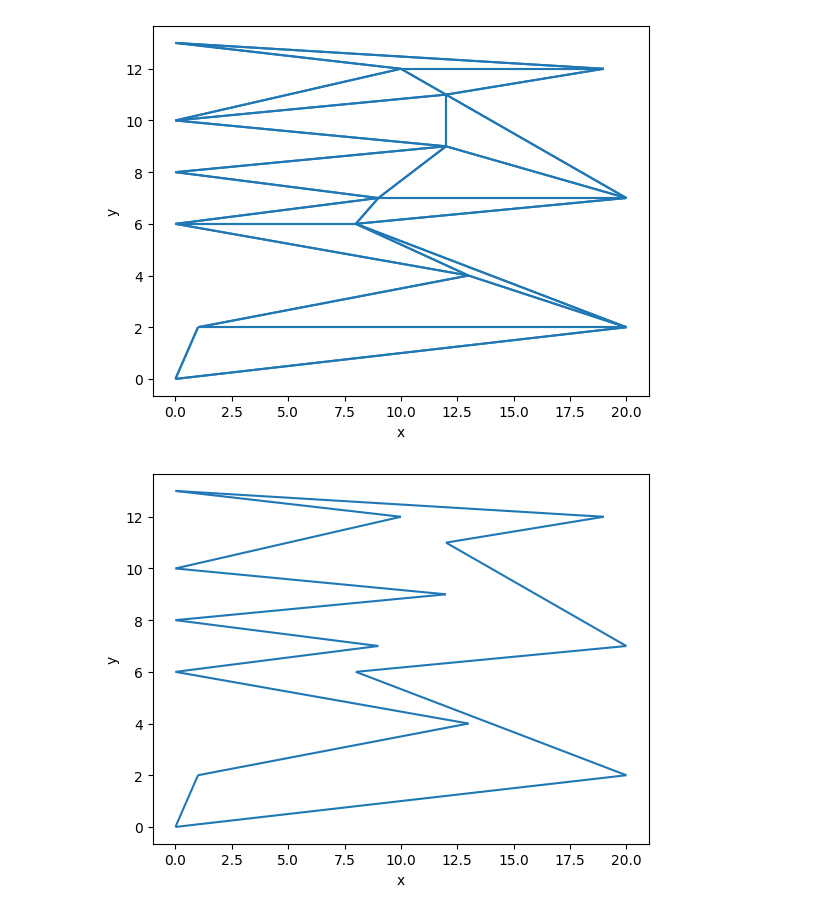
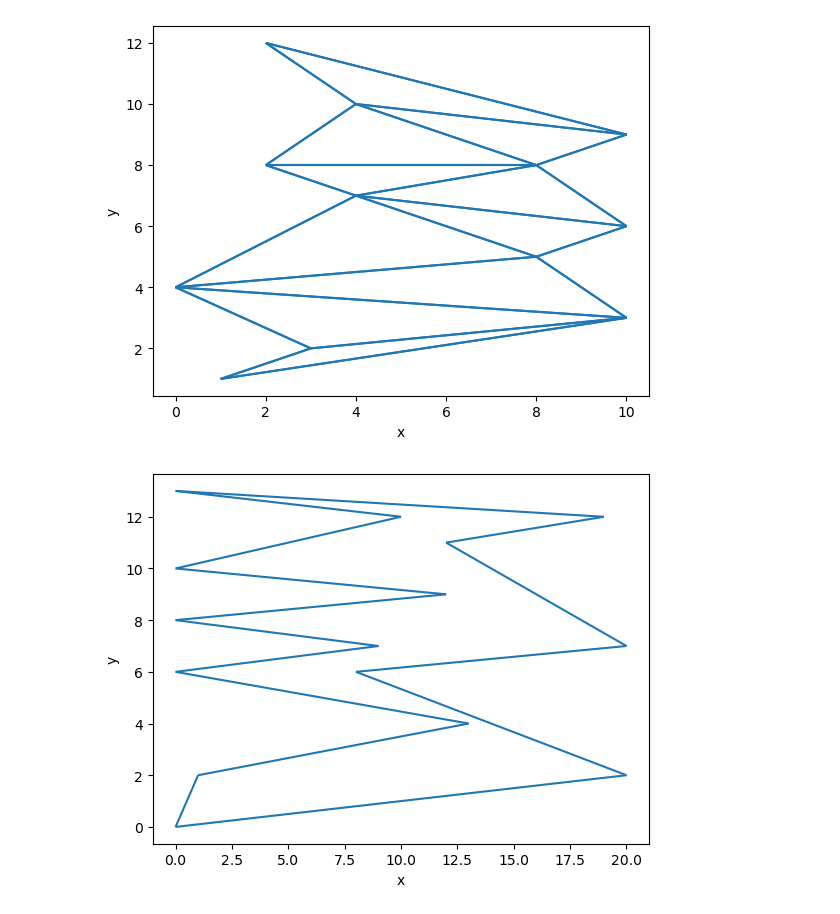
Before and after one commit to Blach03/AlgGeo-projekt, a Jupyter notebook: projekt.ipynb, the cells around one changed output. Drawn from its saved outputs; the diff is of its cells as text; code cells hidden in the pictures.

```diff
--- a/projekt.ipynb
+++ b/projekt.ipynb
@@ -40,17 +40,17 @@ def convert_to_lines(points):
     return lines
 # %%
 vis = Visualizer()
-triangulation = triangulation6
-points = points6
+triangulation = triangulation3
+points = points3
 polygon = convert_to_lines(points)
 vis.add_line_segment(polygon)
 for triangle in triangulation:
     add = [points[triangle[0]], points[triangle[1]], points[triangle[2]]]
     lines = convert_to_lines(add)
     vis.add_line_segment(lines)
 vis.show()
 # %% [output]
-[figure, old version]
+[figure, new version]
 # %%
 vis.clear()
 points = convert_to_lines(points6)
```
Also changed, not shown: parts of 4 cells of this notebook, 1 other file.
